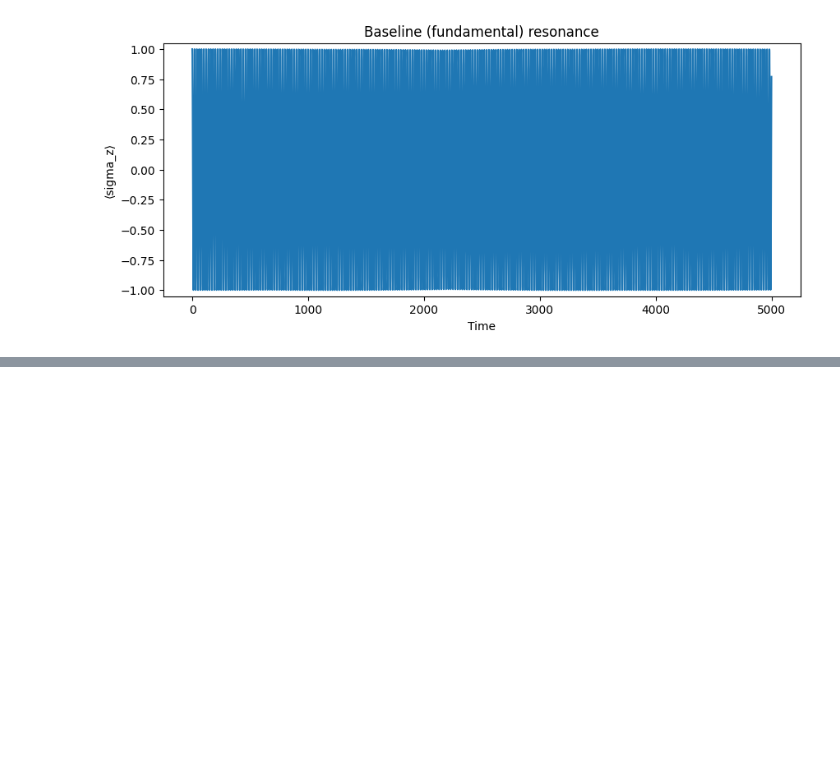
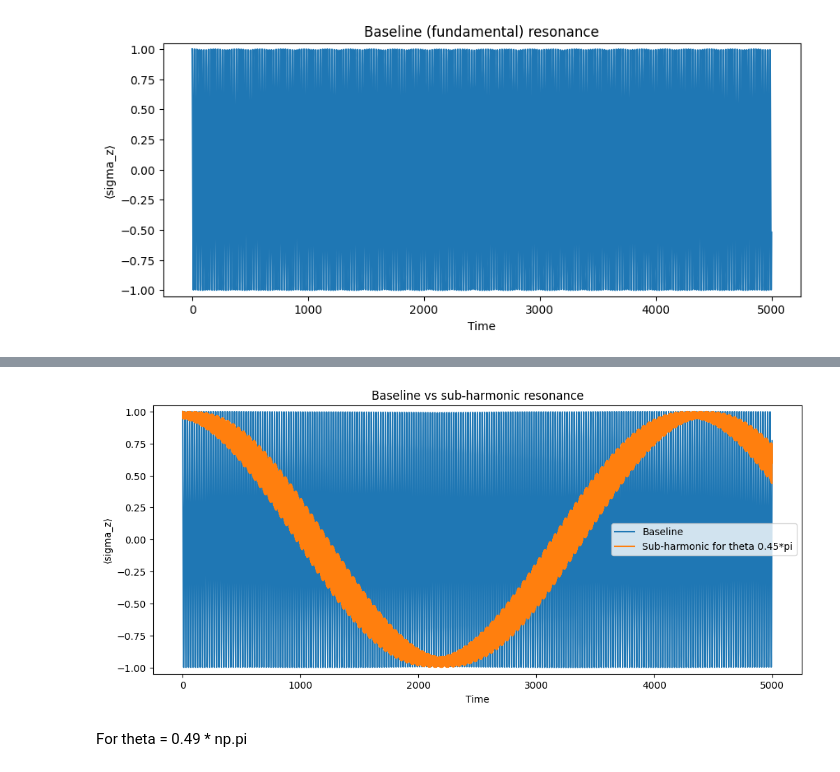
Before and after one commit to lchladek/subharmonic-resonances, a Jupyter notebook: baseline.ipynb, the cells around one changed output, grey strips where cells are left out. Drawn from its saved outputs; the diff is of its cells as text; code cells hidden in the pictures; blank space fills up the shorter version.

```diff
--- a/baseline.ipynb
+++ b/baseline.ipynb
@@ -183,0 +190,11 @@ plt.show()
+# %%
+omega_0 = np.pi
+omega_d = omega_0
+
+theta = 0.45 * np.pi
+rabi  = 0.05 * np.pi / np.sin(theta)
+
+_, _, sz_baseline_2 = qubit_integrate_labframe(
+omega_0, omega_d, rabi, theta,
+psi0, solver, g1, g2
+)
@@ -183,0 +211,25 @@ plt.show()
+# %%
+theta = 0.45 * np.pi
+rabi  = 0.05 * np.pi / np.sin(theta)
+omega_d = 1.0 * np.pi * 0.3371
+
+_, _, sz_sub_3_2 = qubit_integrate_labframe(
+omega_0, omega_d, rabi, theta,
+psi0, solver, g1, g2
+)
+# %%
+plt.figure(figsize=(12,5))
+plt.plot(tlist, sz_baseline_2, label="Baseline")
+plt.plot(tlist, sz_sub_3_2, label="Sub-harmonic for theta 0.45*pi")
+
+
+plt.xlabel("Time")
+plt.ylabel("⟨sigma_z⟩")
+plt.ylim(-1.05, 1.05)
+plt.legend()
+plt.title("Baseline vs sub-harmonic resonance")
+plt.show()
+# %% [output]
+[figure, added]
+# %% [markdown]
+For theta = 0.49 * np.pi
```
Also changed, not shown: parts of 22 cells of this notebook.
